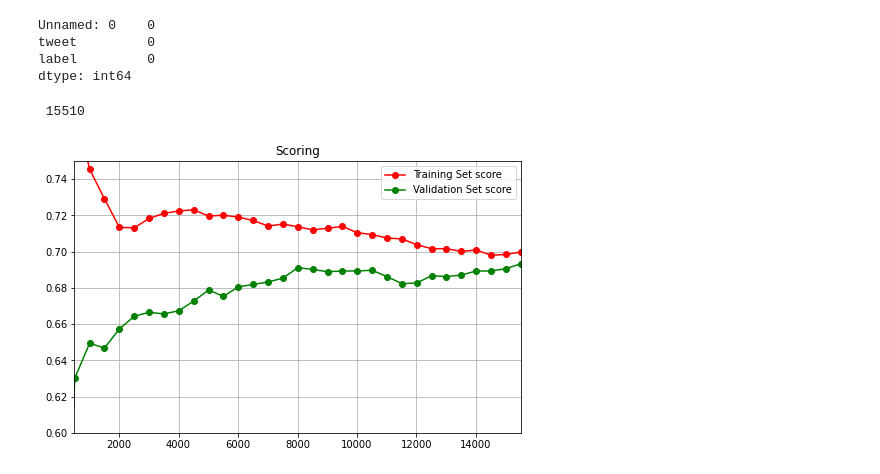
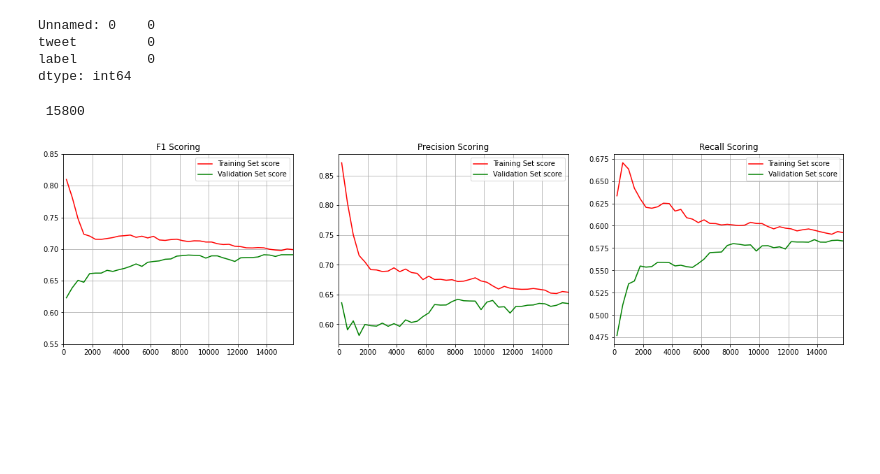
Before and after one commit to pspanoudakis/Machine-Learning-NLP, a Jupyter notebook: TweetClassifierExp.ipynb, the cells around one changed output. Saved outputs shown, nothing was run; the diff lists cells and outputs as text; code cells hidden in the pictures; blank space fills up the shorter version.

Commit message:
Added Precision & Recall scores

```diff
--- a/TweetClassifierExp.ipynb
+++ b/TweetClassifierExp.ipynb
@@ -7,7 +10,7 @@ import math
 
 import matplotlib.pyplot as plt
 # %%
-trainDF = pd.read_csv("./vaccine_train_set.csv")
+trainDF = pd.read_csv(TRAIN_SET_PATH)
 trainDF.isnull().sum()
 # %% [output]
 Unnamed: 0    0
@@ -15,7 +18,7 @@ tweet         0
 label         0
 dtype: int64
 # %%
-validDF = pd.read_csv("./vaccine_validation_set.csv")
+validDF = pd.read_csv(VALIDATION_SET_PATH)
 validDF.isnull().sum()
 # %% [output]
 Unnamed: 0    0
@@ -59,13 +62,12 @@ vectorizer = TfidfVectorizer(max_df=0.85, min_df=0.01)
 trainSamples = vectorizer.fit_transform(X_train)
 validSamples = vectorizer.transform(X_valid)
 # %%
-from sklearn.metrics import f1_score
-
+from sklearn.metrics import f1_score, recall_score, precision_score
 validPredictions = []
 trainPredictions = []
 trainSizes = []
 lrClassifier = LogisticRegression(max_iter=math.inf)
-for i in range(10, len(trainLabels), 500):
+for i in range(200, len(trainLabels), 400):
     print('\r', i, end='')
     trainSizes.append(i)
     currentBatch = trainSamples[:i]
@@ -73,23 +75,47 @@ for i in range(10, len(trainLabels), 500):
     trainPredictions.append(lrClassifier.predict(currentBatch))
     validPredictions.append(lrClassifier.predict(validSamples))
 # %% [output]
- 15510
+ 15800
 # %%
-trainF1Scores = []
-validF1Scores = []
+trainF1Scores = {
+    "F1": [],
+    "Precision": [],
+    "Recall": []
+}
+validF1Scores = {
+    "F1": [],
+    "Precision": [],
+    "Recall": []
+}
 for tp, vp in zip(trainPredictions, validPredictions):
     x = len(tp)
-    trainF1Scores.append(round(f1_score(trainLabels[:x], tp, average="micro"), 4))
-    validF1Scores.append(round(f1_score(validLabels, vp, average="micro"), 4))
+    trainF1Scores["F1"].append(round(f1_score(trainLabels[:x], tp, average="micro"), 4))
+    trainF1Scores["Precision"].append(round(precision_score(trainLabels[:x], tp, average="macro"), 4))
+    trainF1Scores["Recall"].append(round(recall_score(trainLabels[:x], tp, average="macro"), 4))
+
+    validF1Scores["F1"].append(round(f1_score(validLabels, vp, average="micro"), 4))
+    validF1Scores["Precision"].append(round(precision_score(validLabels, vp, average="macro"), 4))
+    validF1Scores["Recall"].append(round(recall_score(validLabels, vp, average="macro"), 4))
 # %%
-_, axes = plt.subplots(1, 1, figsize=(8, 5))
-axes.grid()
-axes.set_title('Scoring')
-axes.plot(trainSizes, trainF1Scores, "o-", color="r", label="Training Set score")
-axes.plot(trainSizes, validF1Scores, "o-", color="g", label="Validation Set score")
-axes.set_ylim((0.6, 0.75))
-axes.set_xlim((500, trainSizes[len(trainSizes) - 1]))
-axes.legend(loc="best")
-plt.show()
+# _, axes = plt.subplots(1, 1, figsize=(8, 5))
+# axes.grid()
+# axes.set_title('F1 Scoring')
+# axes.plot(trainSizes, trainF1Scores["f1"], "o-", color="r", label="Training Set score")
+# axes.plot(trainSizes, validF1Scores["f1"], "o-", color="g", label="Validation Set score")
+# axes.set_ylim((0.6, 0.75))
+# axes.set_xlim((500, trainSizes[len(trainSizes) - 1]))
+# axes.legend(loc="best")
+# plt.show()
-# %% [output]
-[figure, removed]
+# %%
+_, axes = plt.subplots(1, 3, figsize=(20, 5))
+axes[0].set_ylim((0.55, 0.85))
+for i, metric in enumerate(trainF1Scores.keys()):
+    axes[i].grid()
+    axes[i].set_title(f'{metric} Scoring')
+    axes[i].plot(trainSizes, trainF1Scores[metric], "-", color="r", label="Training Set score")
+    axes[i].plot(trainSizes, validF1Scores[metric], "-", color="g", label="Validation Set score")
+    axes[i].set_xlim((0, trainSizes[len(trainSizes) - 1]))
+    axes[i].legend(loc="best")
+plt.show()
+# %% [output]
+[figure, added]
```
Also changed, not shown: parts of 2 cells of this notebook.
